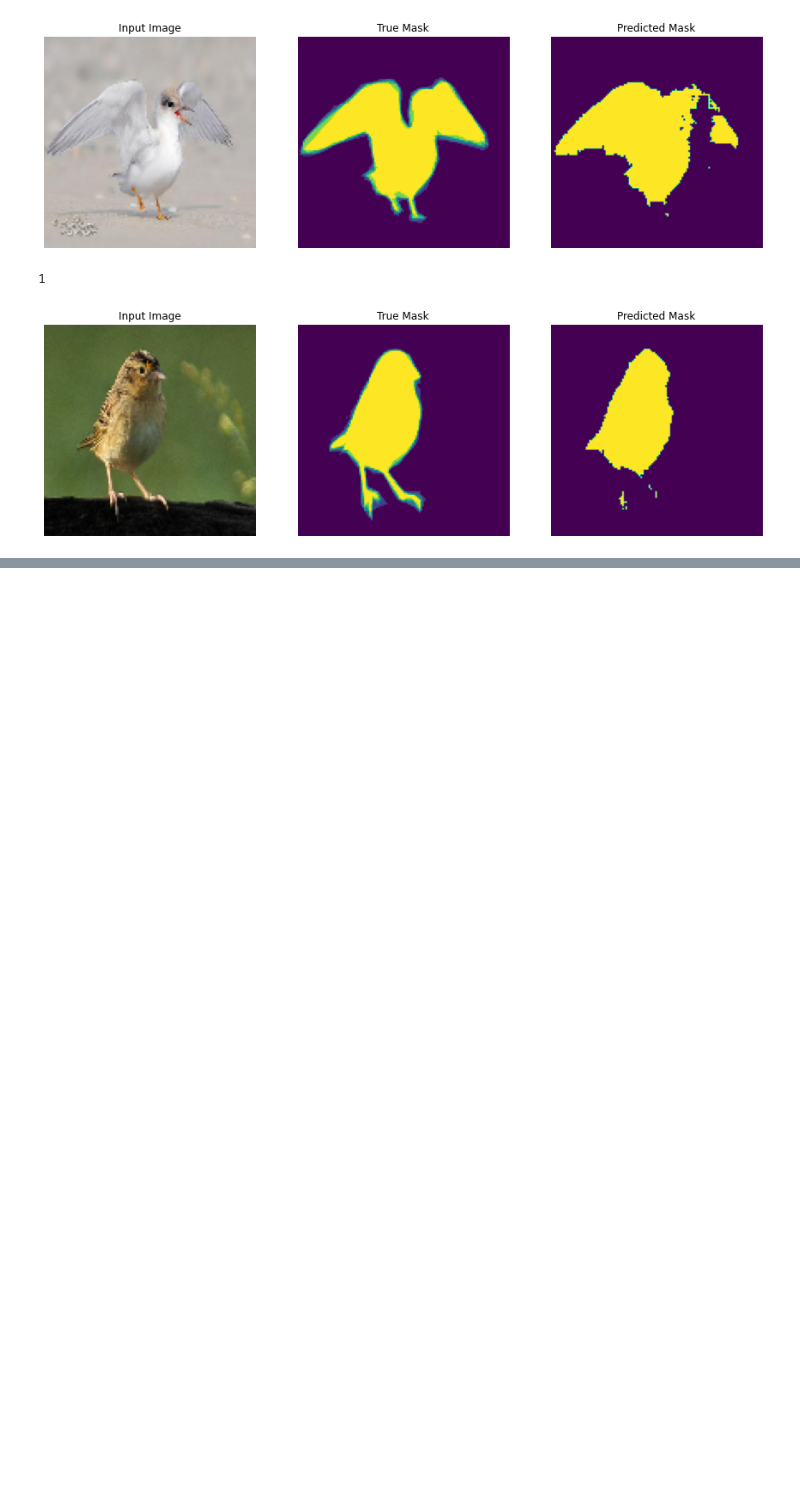
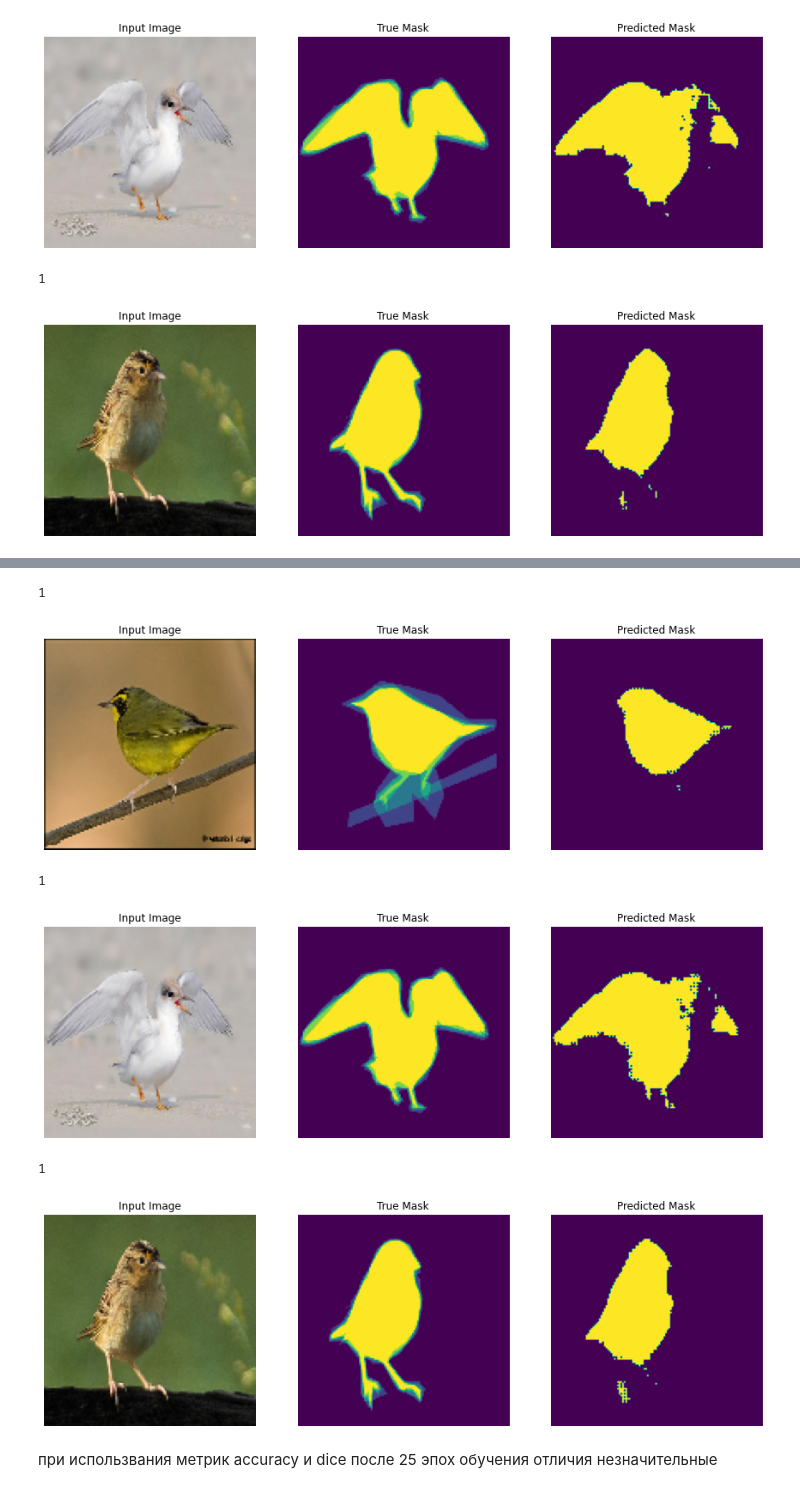
Before and after one commit to SLVmain/Neural_Network_start, a Jupyter notebook: HW_06_part_1_birds.ipynb, the cells around one changed output, grey strips where cells are left out. Cells and saved outputs as stored; diff of their text form; code cells hidden in the pictures; blank space fills up the shorter version.

```diff
--- a/HW_06_part_1_birds.ipynb
+++ b/HW_06_part_1_birds.ipynb
@@ -324,0 +372,21 @@ show_predictions(test_dataset, 3)
+# %%
+def show_predictions_d(dataset=None, num=1):
+  if dataset:
+    for image, mask in dataset.take(num):
+      print(1)
+      pred_mask = model_d.predict(image)
+      display([image[0], mask[0], create_mask(pred_mask)])
+  else:
+    display([sample_image[0,:,:,:], sample_mask[0,:,:,:],
+             create_mask(model.predict(sample_image[:,:,:]))])
+# %%
+show_predictions_d(test_dataset, 3)
+# %% [output]
+1
+[figure, added]
+1
+[figure, added]
+1
+[figure, added]
+# %% [markdown]
+при использвания метрик accuracy и dice после 25 эпох обучения отличия незначительные
```
Also changed, not shown: parts of 7 cells of this notebook.
